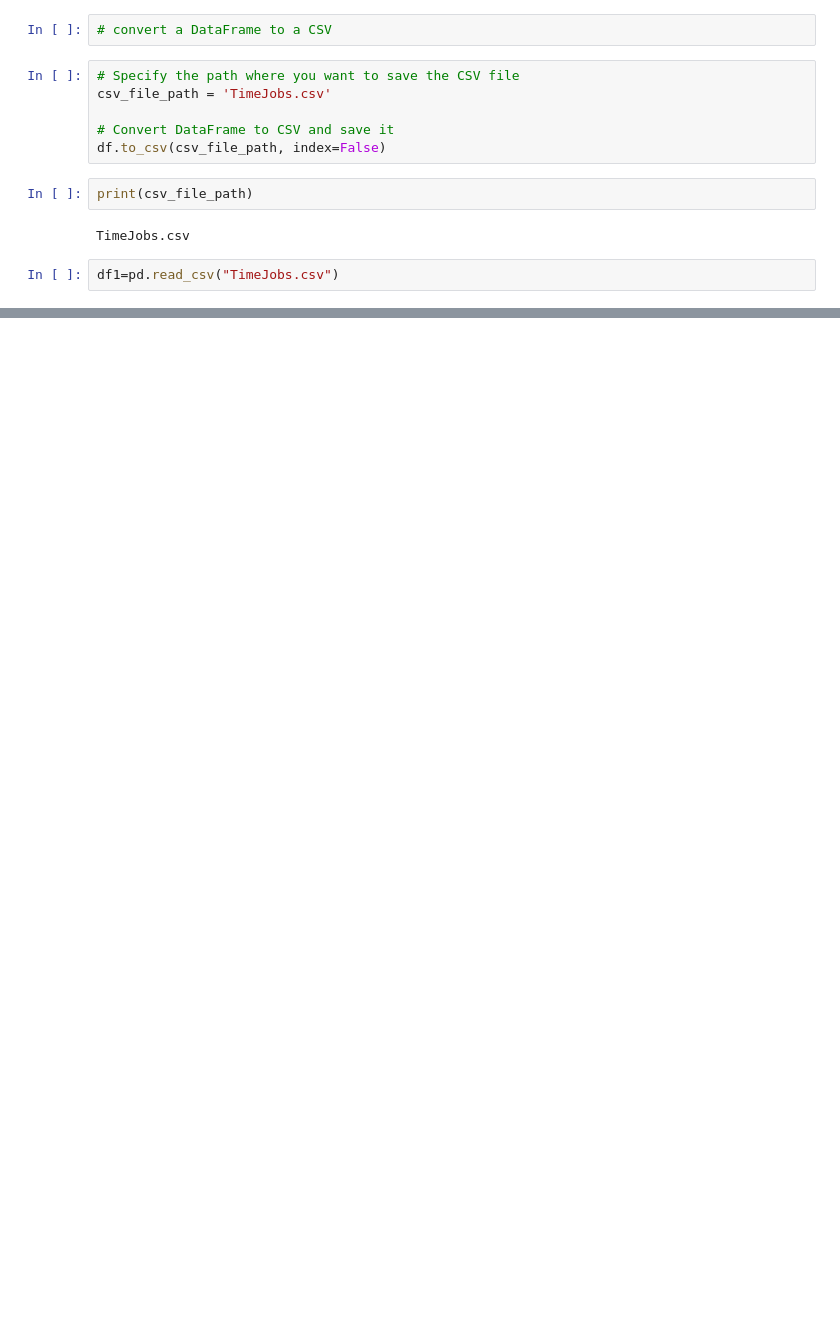
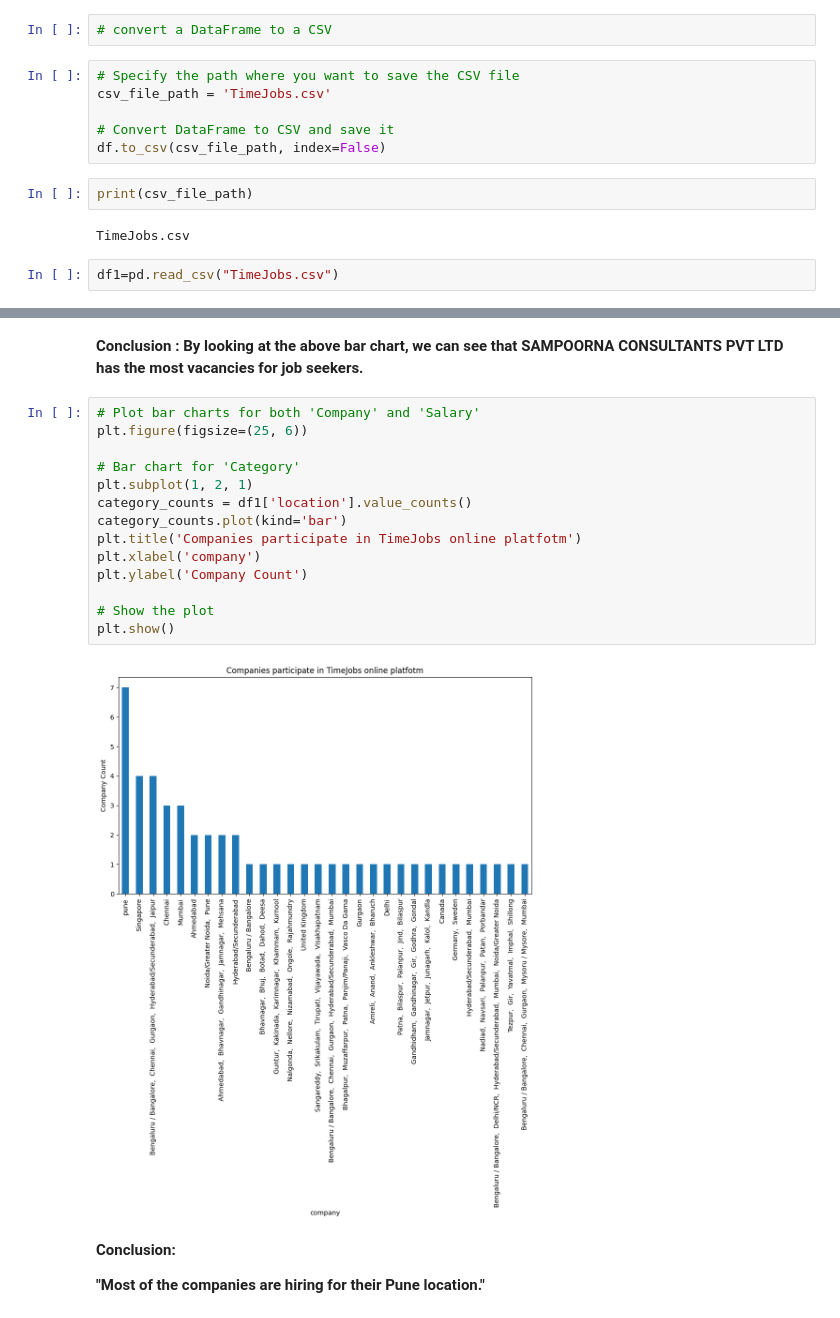
Before and after one commit to PawanYadav007s/Web_Scraping, a Jupyter notebook: Copy_of_Numerical_Programming_in_Python_Web_Scraping_ipynb.ipynb, the cells around one changed output, grey strips where cells are left out. Drawn from its saved outputs; the diff is of its cells as text; blank space fills up the shorter version.

```diff
--- a/Copy_of_Numerical_Programming_in_Python_Web_Scraping_ipynb.ipynb
+++ b/Copy_of_Numerical_Programming_in_Python_Web_Scraping_ipynb.ipynb
@@ -214,0 +291,22 @@ df1
+# %% [markdown]
+**Conclusion : By looking at the above bar chart, we can see that SAMPOORNA CONSULTANTS PVT LTD has the most vacancies for job seekers.**
+# %%
+# Plot bar charts for both 'Company' and 'Salary'
+plt.figure(figsize=(25, 6))
+
+# Bar chart for 'Category'
+plt.subplot(1, 2, 1)
+category_counts = df1['location'].value_counts()
+category_counts.plot(kind='bar')
+plt.title('Companies participate in TimeJobs online platfotm')
+plt.xlabel('company')
+plt.ylabel('Company Count')
+
+# Show the plot
+plt.show()
+# %% [output]
+[figure, added]
+# %% [markdown]
+**Conclusion:**
+
+**"Most of the companies are hiring for their Pune location."**
```
Also changed, not shown: parts of 7 cells of this notebook.
